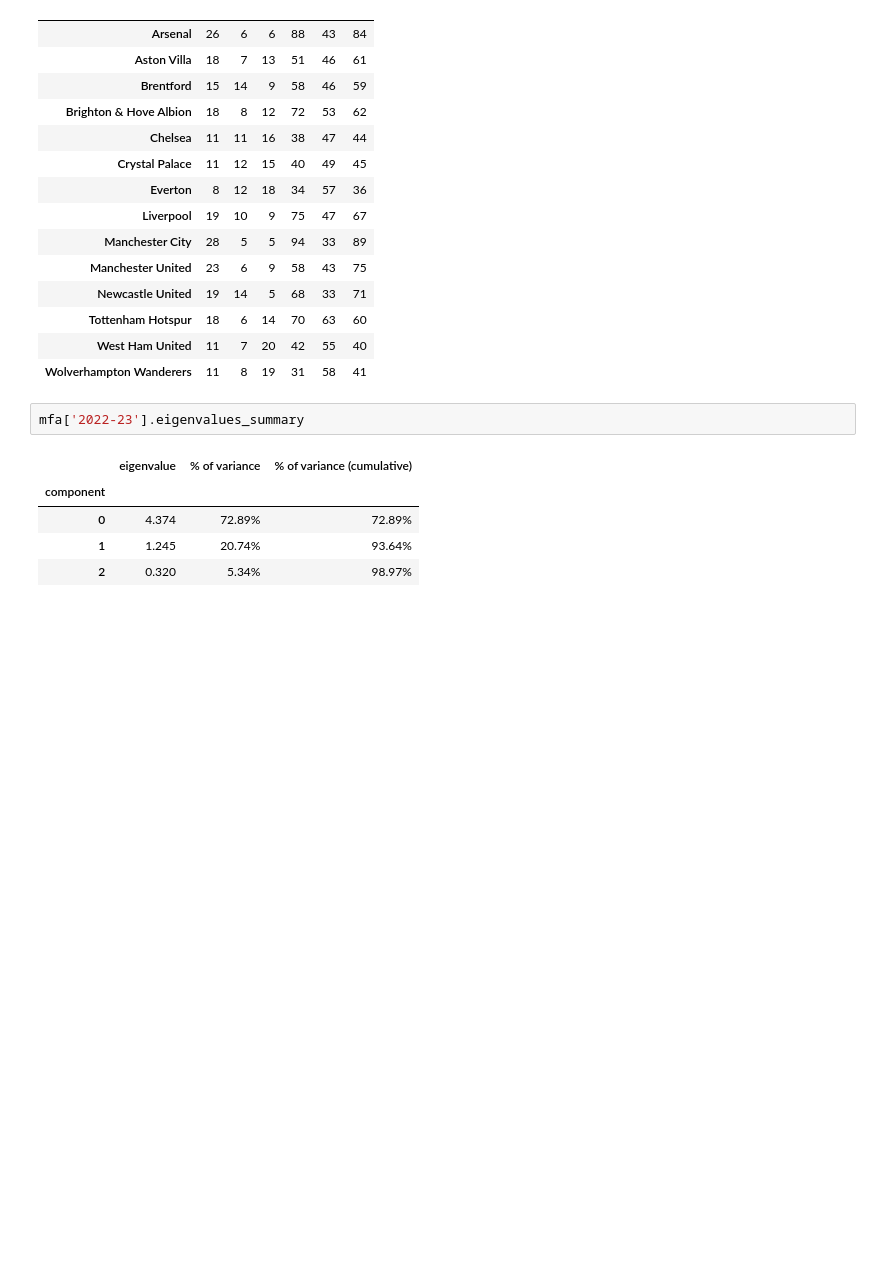
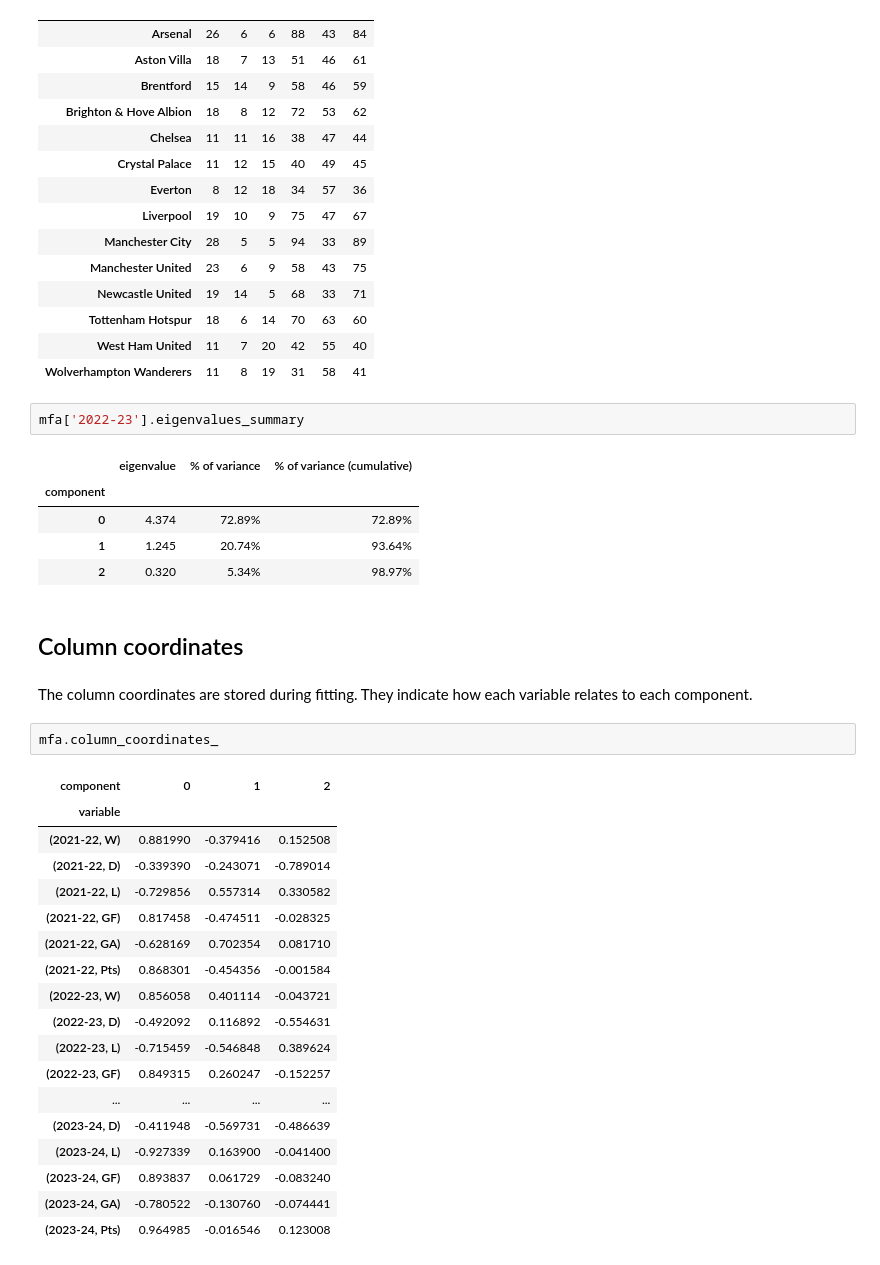
Before and after one commit to MaxHalford/prince, a Jupyter notebook: docs/content/mfa.ipynb, the cells around one changed output. Saved outputs shown, nothing was run; the diff lists cells and outputs as text; blank space fills up the shorter version.

```diff
--- a/docs/content/mfa.ipynb
+++ b/docs/content/mfa.ipynb
@@ -190,3 +188,28 @@ mfa['2022-23'].eigenvalues_summary
 | 0 | 4.374 | 72.89% | 72.89% |
 | 1 | 1.245 | 20.74% | 93.64% |
 | 2 | 0.320 | 5.34% | 98.97% |
+# %% [markdown]
+## Column coordinates
+# %% [markdown]
+The column coordinates are stored during fitting. They indicate how each variable relates to each component.
+# %%
+mfa.column_coordinates_
+# %% [output]
+| component | 0 | 1 | 2 |
+| variable |  |  |  |
+| (2021-22, W) | 0.881990 | -0.379416 | 0.152508 |
+| (2021-22, D) | -0.339390 | -0.243071 | -0.789014 |
+| (2021-22, L) | -0.729856 | 0.557314 | 0.330582 |
+| (2021-22, GF) | 0.817458 | -0.474511 | -0.028325 |
+| (2021-22, GA) | -0.628169 | 0.702354 | 0.081710 |
+| (2021-22, Pts) | 0.868301 | -0.454356 | -0.001584 |
+| (2022-23, W) | 0.856058 | 0.401114 | -0.043721 |
+| (2022-23, D) | -0.492092 | 0.116892 | -0.554631 |
+| (2022-23, L) | -0.715459 | -0.546848 | 0.389624 |
+| (2022-23, GF) | 0.849315 | 0.260247 | -0.152257 |
+| ... | ... | ... | ... |
+| (2023-24, D) | -0.411948 | -0.569731 | -0.486639 |
+| (2023-24, L) | -0.927339 | 0.163900 | -0.041400 |
+| (2023-24, GF) | 0.893837 | 0.061729 | -0.083240 |
+| (2023-24, GA) | -0.780522 | -0.130760 | -0.074441 |
+| (2023-24, Pts) | 0.964985 | -0.016546 | 0.123008 |
```
Also changed, not shown: parts of 21 cells of this notebook, 4 other files.
